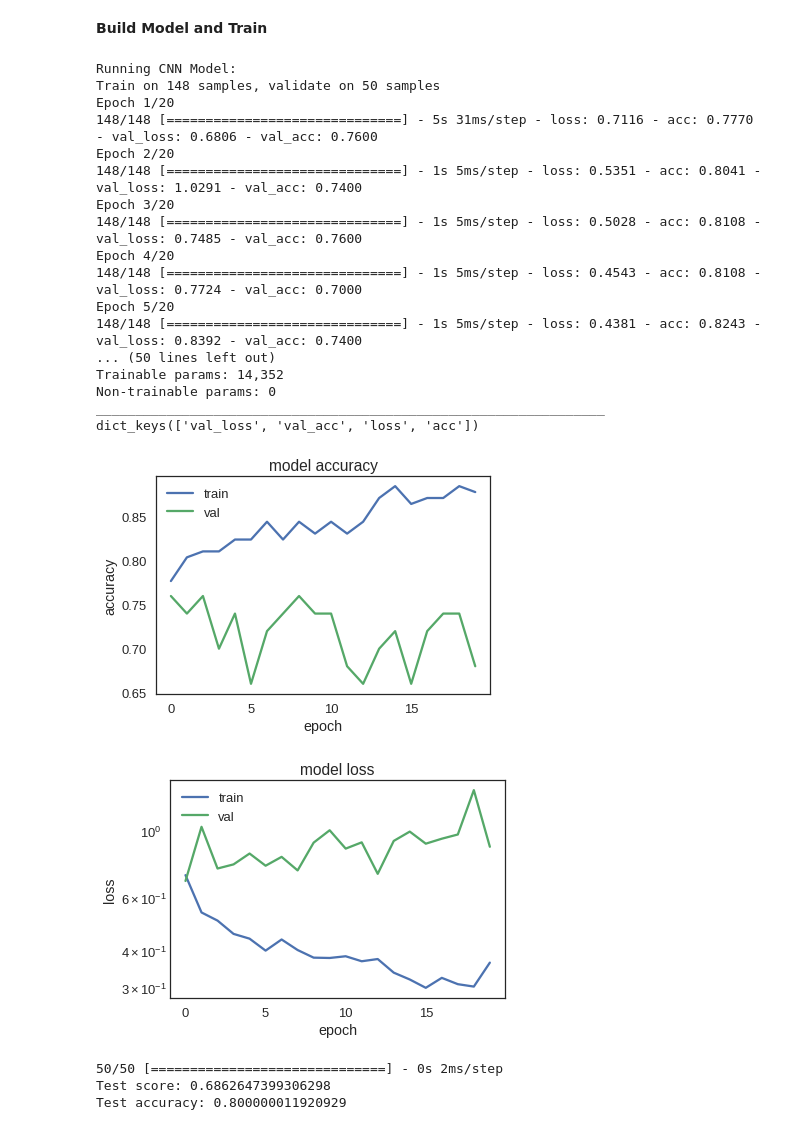
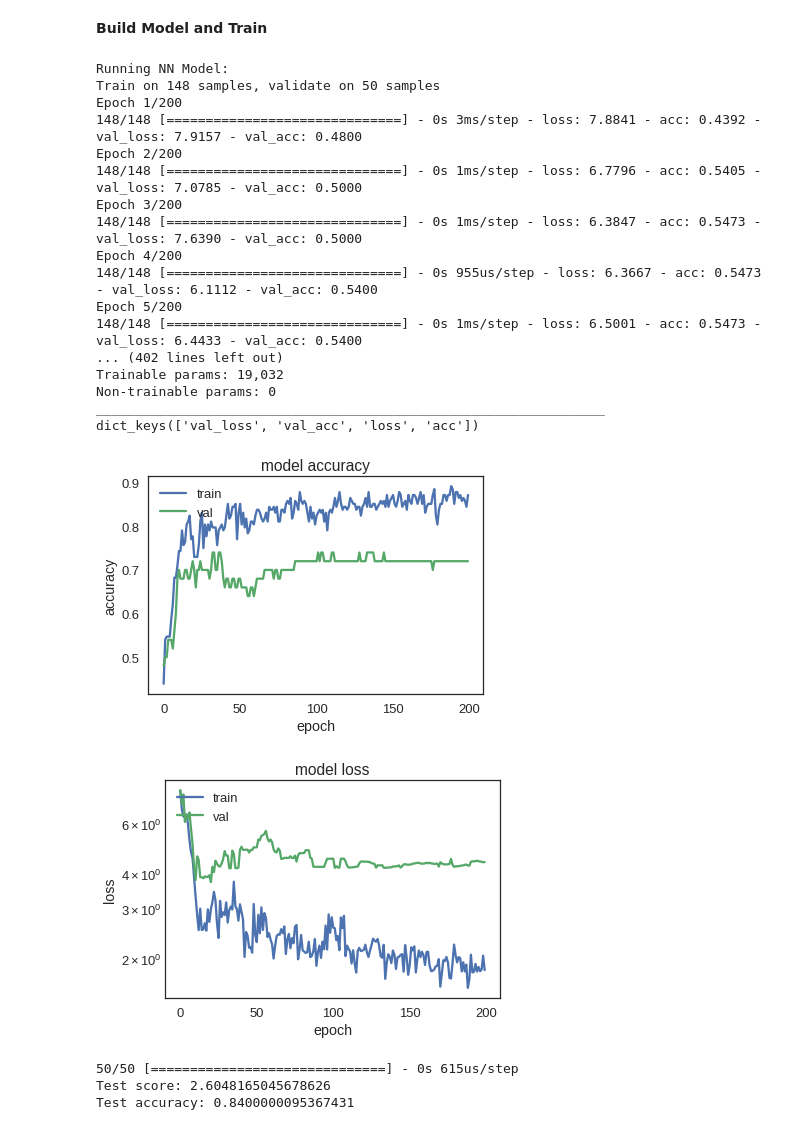
Before and after one commit to kylemath/DeepEEG, a Jupyter notebook: notebooks/DeepEEG.ipynb, the cells around one changed output. Saved outputs shown, nothing was run; the diff lists cells and outputs as text; code cells hidden in the pictures.

```diff
--- a/notebooks/DeepEEG.ipynb
+++ b/notebooks/DeepEEG.ipynb
@@ -294,12 +209,22 @@ epochs_target.plot()
 * Y is a trials array of condition labels (turned into one hot vectors later in code)
 # %%
 if frequency_domain:
+  #wavelet settings
+  f_low = 2
+  f_high = 40
+  f_bins = 40  # to decrease number of frequency features
+  wave_cycles = 6 # cycles of each frequency to convolve with data
+  spect_baseline = [-1,-.5] #gets removed from training data but used during processing
+  electrodes_out = [0,1,2,3,4]  # to decrease number of electrode features from [0,1,2,3] or [0,1,2,3,4] with aux electrode (untested)
+  frequencies =  np.linspace(f_low, f_high, f_bins, endpoint=True)
+
+
   # Condition0
   print('Computing Morlet Wavelets on ' + event_ids[0])
 
   tfr0 = tfr_morlet(epochs[event_ids[0]], freqs=frequencies,
                         n_cycles=wave_cycles, return_itc=False,
-                        picks=electrodes_out,average=False,decim=decim)
+                        picks=electrodes_out,average=False,decim=wavelet_decim)
   tfr0 = tfr0.apply_baseline(spect_baseline,mode='mean')
   stim_onset = np.argmax(tfr0.times>0)
   new_times = tfr0.times[stim_onset:]
@@ -318,7 +243,7 @@ if frequency_domain:
   print('Computing Morlet Wavelets on ' + event_ids[1])
   tfr1 = tfr_morlet(epochs[event_ids[1]], freqs=frequencies,
                         n_cycles=wave_cycles, return_itc=False,
-                        picks=electrodes_out,average=False,decim=decim)
+                        picks=electrodes_out,average=False,decim=wavelet_decim)
   tfr1 = tfr1.apply_baseline(spect_baseline,mode='mean')
 
   #reshape data
@@ -369,8 +291,9 @@ if not frequency_domain:
     # these 10's need to be found algorithmically (find any factor of the number)
     all_factors = factors(X.shape[1])
     X = np.reshape(X, (X.shape[0], int(X.shape[1]/all_factors[2]), all_factors[2], X.shape[2]),order='F')
+
   #Normalize X - need to save mean and std for future test + val
-  X = (X - np.mean(X)) / np.std(X)
+  #X = (X - np.mean(X)) / np.std(X)
 
   Y_class = ((epochs.events[:,2]-1)/2)-1  #subtract 1 to make 0 and 1
 
@@ -385,6 +308,17 @@ Y Example: [1. 0. 0. 0. 0. 0. 0. 1. 0. 0.]
 # %% [markdown]
 **Prepare Data for Model**
 # %%
+#Training Settings
+
+test_split = 0.2
+val_split = 0.2
+num_classes = len(event_ids)
+random_seed = 1017
+np.random.seed(random_seed)
+
+# 'CNN','LSTM','NN'
+model_type = 'NN'
+
 # convert class vectors to one hot Y and recast X
 Y = keras.utils.to_categorical(Y_class, num_classes)
 X = X.astype('float32')
@@ -439,6 +373,10 @@ x_train shape: (148, 125, 4, 19)
 **Build Model and Train**
 # %%
 print('Running ' +  model_type + ' Model:')
+
+batch_size = 5
+train_epochs = 200
+
 if model_type == 'LSTM':
   ##---LSTM - Many to two, sequence of time to classes
   units = [input_shape[1], 4, 4, num_classes]
@@ -454,10 +392,6 @@ if model_type == 'NN':
   ##---DenseFeedforward Network
   model = Sequential()
   model.add(Flatten())
-  model.add(Dense(10, activation='relu'))
-  model.add(Dropout(.20))
-  model.add(Dense(10, activation='relu'))
-  model.add(Dropout(.20))
   model.add(Dense(10, activation='relu'))
   model.add(Dropout(.20))
   model.add(Dense(num_classes, activation='softmax'))
@@ -497,48 +431,48 @@ model.summary()
 
 
 # list all data in history
 print(history.history.keys())
 # summarize history for accuracy
 plt.plot(history.history['acc'])
 plt.plot(history.history['val_acc'])
 plt.title('model accuracy')
 plt.ylabel('accuracy')
 plt.xlabel('epoch')
 plt.legend(['train', 'val'], loc='upper left')
 plt.show()
 # summarize history for loss
 plt.semilogy(history.history['loss'])
 plt.semilogy(history.history['val_loss'])
 plt.title('model loss')
 plt.ylabel('loss')
 plt.xlabel('epoch')
 plt.legend(['train', 'val'], loc='upper left')
 plt.show()
 
 # Test on left out Test data
 score, acc = model.evaluate(x_test, y_test, batch_size=batch_size)
 print('Test score:', score)
 print('Test accuracy:', acc)
 # %% [output]
-Running CNN Model:
+Running NN Model:
 Train on 148 samples, validate on 50 samples
-Epoch 1/20
-148/148 [==============================] - 5s 31ms/step - loss: 0.7116 - acc: 0.7770 - val_loss: 0.6806 - val_acc: 0.7600
-Epoch 2/20
-148/148 [==============================] - 1s 5ms/step - loss: 0.5351 - acc: 0.8041 - val_loss: 1.0291 - val_acc: 0.7400
-Epoch 3/20
-148/148 [==============================] - 1s 5ms/step - loss: 0.5028 - acc: 0.8108 - val_loss: 0.7485 - val_acc: 0.7600
-Epoch 4/20
-148/148 [==============================] - 1s 5ms/step - loss: 0.4543 - acc: 0.8108 - val_loss: 0.7724 - val_acc: 0.7000
-Epoch 5/20
-148/148 [==============================] - 1s 5ms/step - loss: 0.4381 - acc: 0.8243 - val_loss: 0.8392 - val_acc: 0.7400
-... (50 lines left out)
-Trainable params: 14,352
+Epoch 1/200
+148/148 [==============================] - 0s 3ms/step - loss: 7.8841 - acc: 0.4392 - val_loss: 7.9157 - val_acc: 0.4800
+Epoch 2/200
+148/148 [==============================] - 0s 1ms/step - loss: 6.7796 - acc: 0.5405 - val_loss: 7.0785 - val_acc: 0.5000
+Epoch 3/200
+148/148 [==============================] - 0s 1ms/step - loss: 6.3847 - acc: 0.5473 - val_loss: 7.6390 - val_acc: 0.5000
+Epoch 4/200
+148/148 [==============================] - 0s 955us/step - loss: 6.3667 - acc: 0.5473 - val_loss: 6.1112 - val_acc: 0.5400
+Epoch 5/200
+148/148 [==============================] - 0s 1ms/step - loss: 6.5001 - acc: 0.5473 - val_loss: 6.4433 - val_acc: 0.5400
+... (402 lines left out)
+Trainable params: 19,032
 Non-trainable params: 0
 _________________________________________________________________
 dict_keys(['val_loss', 'val_acc', 'loss', 'acc'])
-[figure, old version]
+[figure, new version]
-[figure, old version]
+[figure, new version]
-50/50 [==============================] - 0s 2ms/step
-Test score: 0.6862647399306298
-Test accuracy: 0.800000011920929
+50/50 [==============================] - 0s 615us/step
+Test score: 2.6048165045678626
+Test accuracy: 0.8400000095367431
```
Also changed, not shown: parts of 19 cells of this notebook.
